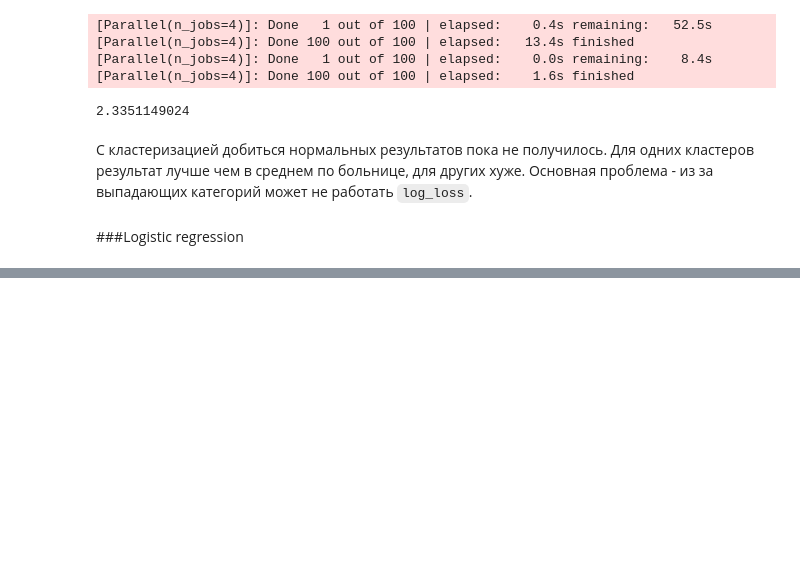
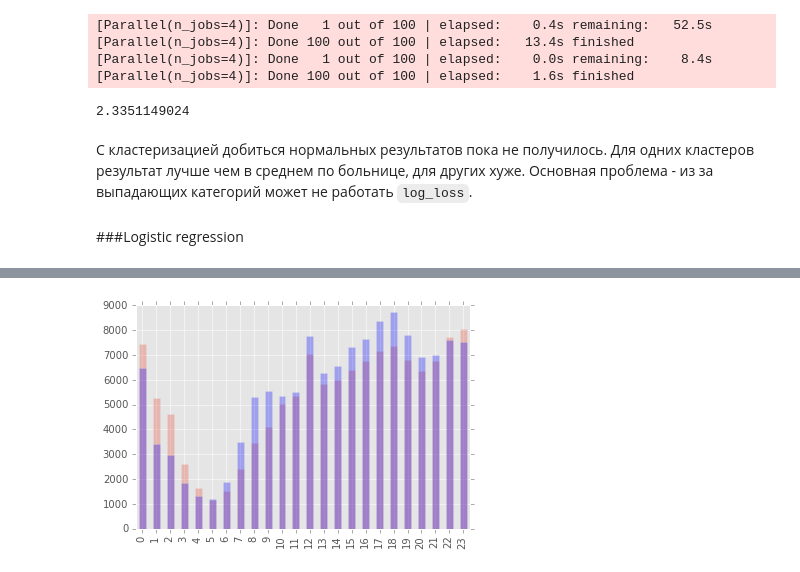
Before and after one commit to re9ulus/data_science_snippets, a Jupyter notebook: eda/Crime SF Test Model.ipynb, the cells around one changed output, grey strips where cells are left out. Drawn from its saved outputs; the diff is of its cells as text; code cells hidden in the pictures; blank space fills up the shorter version.

Commit message:
Update SF Crime model, add days tests

```diff
--- a/eda/Crime SF Test Model.ipynb
+++ b/eda/Crime SF Test Model.ipynb
@@ -116,16 +116,24 @@ def transform_data(data):
     data['Hour'] = data['Dates'].apply(lambda i: i.hour)
     data['Minutes'] = data['Dates'].apply(lambda i: \
                                           i.hour*60 + i.minute)
-#     data['Night'] = (data['Hour'] > 19) | (data['Hour'] < 7)
-    days_of_week = ['Sunday', 'Saturday', 'Friday', 'Thursday', 'Wednesday', 'Tuesday', 'Monday']
+
+    days_of_week = data['DayOfWeek'].unique()
     for day in days_of_week:
-        data[day] = data['DayOfWeek'].apply(lambda current_day: current_day == day)
+        data[day] = data['DayOfWeek'].apply(lambda curr_day: curr_day == day)
+
+    districts = data['PdDistrict'].unique()
+    for dist in districts:
+        data[dist] = data['PdDistrict'].apply(lambda curr_dist: curr_dist == dist)
 
     categorycal_cols = ['Category', 'Descript', 'DayOfWeek', 'PdDistrict',
                         'Resolution', 'Address', 'Night']
     for category in categorycal_cols:
         if category in data:
             data[category] = data[category].astype('category')
+
+#     remove_cat = ['PORNOGRAPHY/OBSCENE MAT', 'TREA']
+#     for cat in remove_cat:
+#         data = data[data['Category']!=cat]
 
     return data
 
@@ -418,0 +441,17 @@ KeyboardInterrupt:
+# %%
+saturday_crimes = data[data['Saturday']]
+friday_crimes = data[data['Friday']]
+
+saturday_crimes.groupby(['col1', 'col2'])['col3'].mean()
+# %%
+st = saturday_crimes['Hour'].value_counts()
+st = st.sort_index()
+
+fr = friday_crimes['Hour'].value_counts()
+fr = fr.sort_index()
+
+st.plot(kind='bar', alpha=0.3)
+fr.plot(kind='bar', alpha=0.3, color='blue')
+plt.show()
+# %% [output]
+[figure, added]
```
Also changed, not shown: parts of 4 cells of this notebook.
